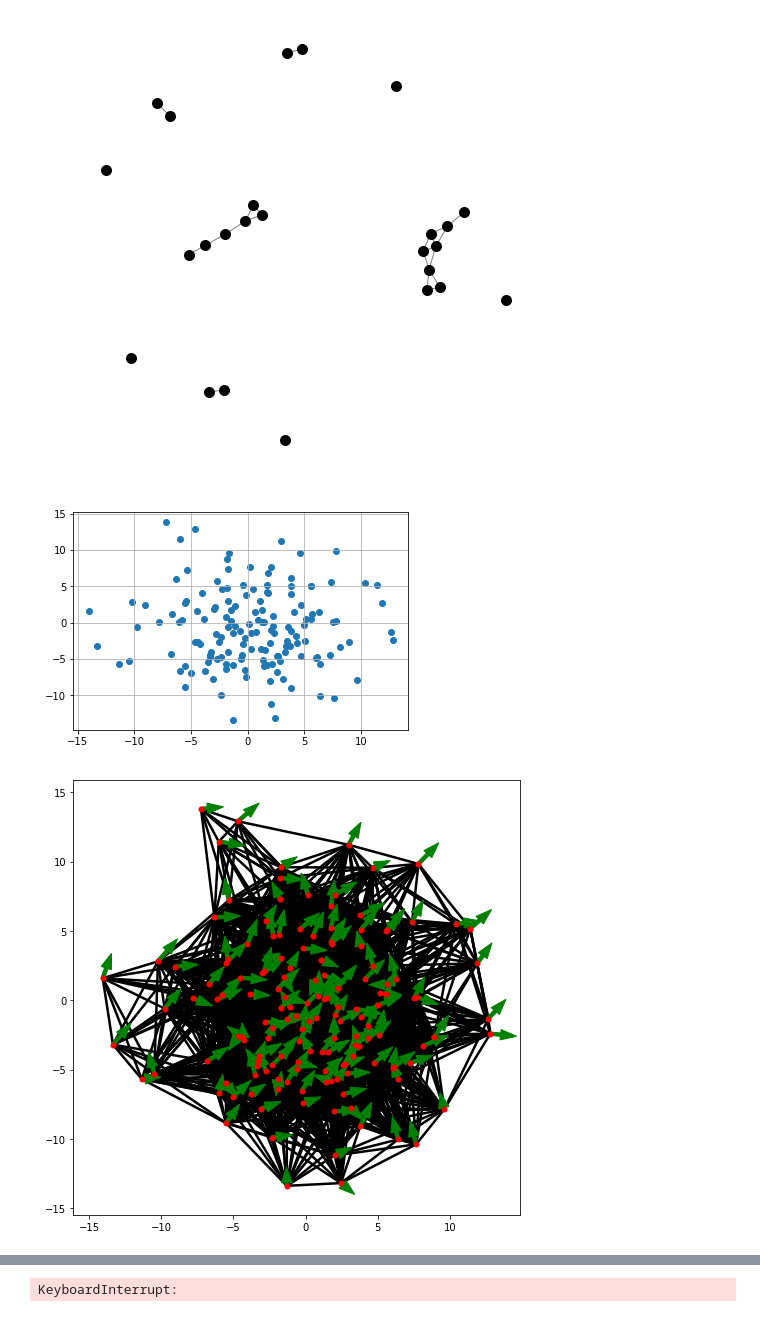
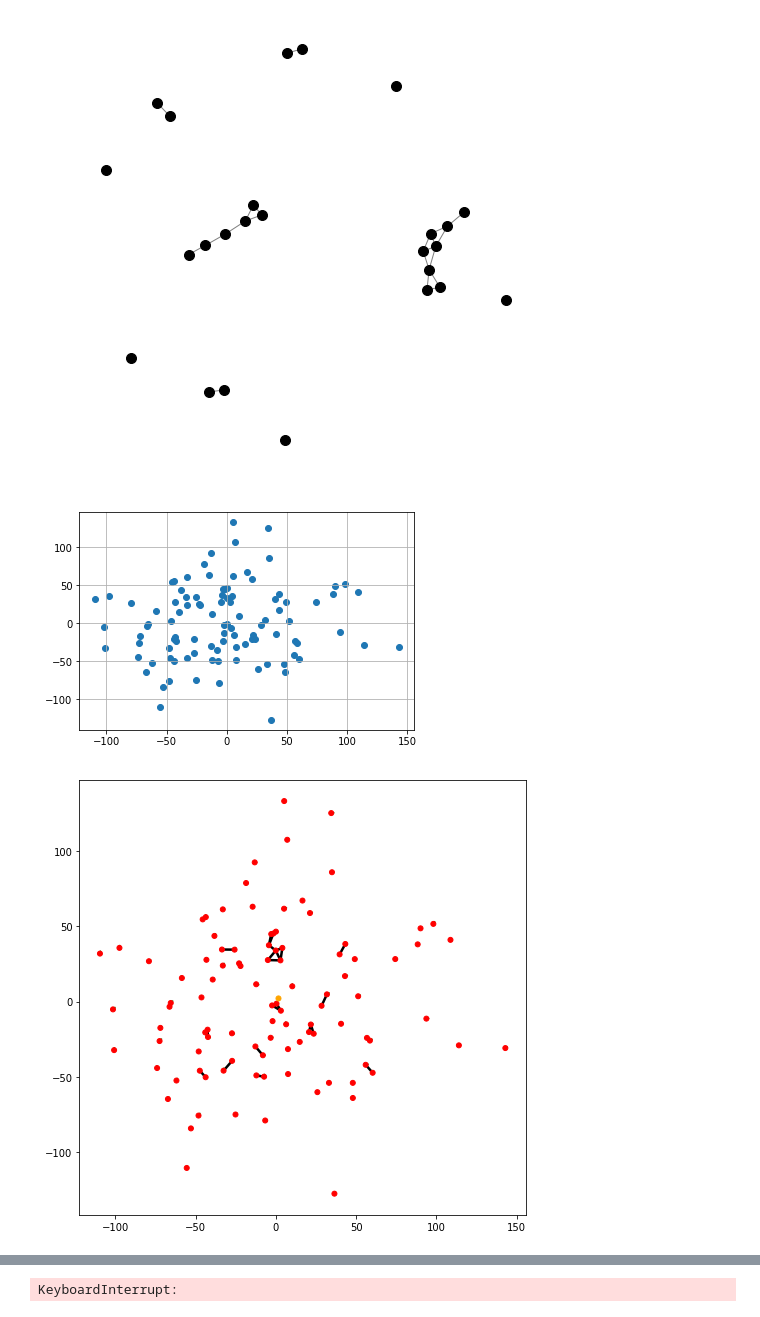
Before and after one commit to harveydevereux/Consensus, a Jupyter notebook: Notes/Flocking2.ipynb, the cells around one changed output, grey strips where cells are left out. Saved outputs shown, nothing was run; the diff lists cells and outputs as text; code cells hidden in the pictures.

```diff
--- a/Notes/Flocking2.ipynb
+++ b/Notes/Flocking2.ipynb
@@ -104,10 +104,14 @@ p=draw_graph(get_net(Q))
 # %% [output]
 [figure]
 # %%
-N=150
-Q = np.sqrt(25)*np.random.randn(N,2)
+N=100
+Q = np.sqrt(2500)*np.random.randn(N,2)
 P = (5)*np.random.rand(N,2)-1
+
+#Q = pickle.load(open("Flock_Positions","rb"))[0]
+# P = pickle.load(open("Flock_Velocities","rb"))[0]
+
 plt.scatter(Q[:,0],Q[:,1])
 plt.grid()
 # %% [output]
-[figure, old version]
+[figure, new version]
@@ -117,13 +118,13 @@ plt.grid()
 # %%
-F = Flock(number_of_agents=150,
+FS = Flock(number_of_agents=100,
           initial_position=Q,
           initial_velocity=P,
           inter_agent_distance=7,
-          gamma_agent=False)
+          gamma_agent=True)
 
-p = F.plot(arrow_width=0.25)
+p = FS.plot(arrow_width=0.25)
 # plt.title("Initial state for flock following F2", fontsize=25)
 # plt.savefig("F2_start",bbpx_inches='tight')
 # %% [output]
-[figure, old version]
+[figure, new version]
 # %%
```
Also changed, not shown: parts of 9 cells of this notebook, 12 other files.
